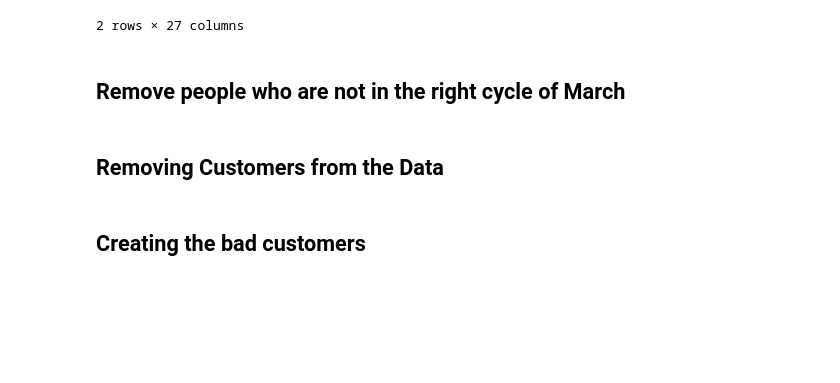
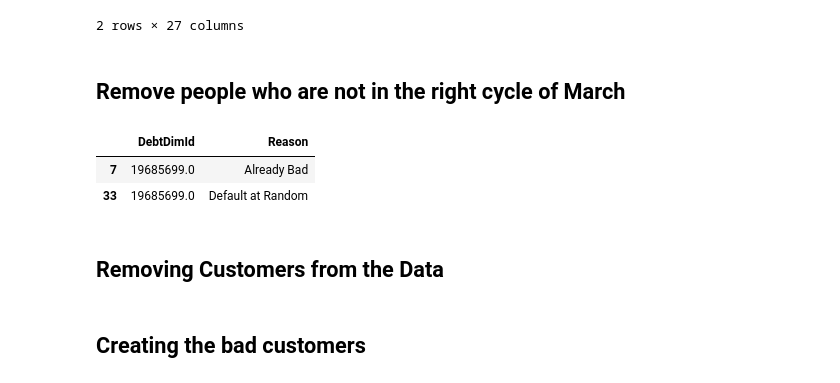
Before and after one commit to AustinHanson/STAT551-Midterm, a Jupyter notebook: Creating_Model_Data.ipynb, the cells around one changed output. Drawn from its saved outputs; the diff is of its cells as text; code cells hidden in the pictures; blank space fills up the shorter version.

```diff
--- a/Creating_Model_Data.ipynb
+++ b/Creating_Model_Data.ipynb
@@ -161,7 +163,13 @@ second_criteria = z_without_0[(z_without_0['Days Deliq'] < 90) &
                               (z_without_0['Opening Balance'] < z_without_0['credit_limit_b4_Z']) &
                               (z_without_0['Severe Delinquent'] == 0)]
 
-second_criteria_id = second_criteria['DebtDimId'] #get all ids for customers to be removed
+second_criteria_id = second_criteria['DebtDimId'].tolist() #get all ids for customers to be removed
+second_criteria_id.extend([21169553.0])
+
+def_random = pd.DataFrame({'DebtDimId': second_criteria_id,
+                            'Reason': 'Default at Random'})
+
+Reasons = pd.concat([Reasons, def_random], ignore_index=True, copy=False)
 # %%
 #####this was used to remove customers who had closure status that were not delinquent
 #####or defaulted but the idea was scraped
@@ -182,3 +190,14 @@ data_row_1 = data[data['Row Num'] == 1] #get a data frame with only row 1s
 
  #get all ids for people whos cycle date is beyond march
 non_march_cycle = data_row_1[(data_row_1['Cycle Date'] > '2010-03-31 23:59:59')]['DebtDimId'].tolist()
+
+wrong_cycle = pd.DataFrame({'DebtDimId': non_march_cycle,
+                            'Reason': 'Observed in Wrong Cycle'})
+
+Reasons = pd.concat([Reasons, wrong_cycle], ignore_index=True, copy=False)
+# %%
+Reasons[Reasons['DebtDimId'] == 19685699.0] #one had two reasons
+# %% [output]
+|  | DebtDimId | Reason |
+| 7 | 19685699.0 | Already Bad |
+| 33 | 19685699.0 | Default at Random |
```
Also changed, not shown: parts of 10 cells of this notebook.
